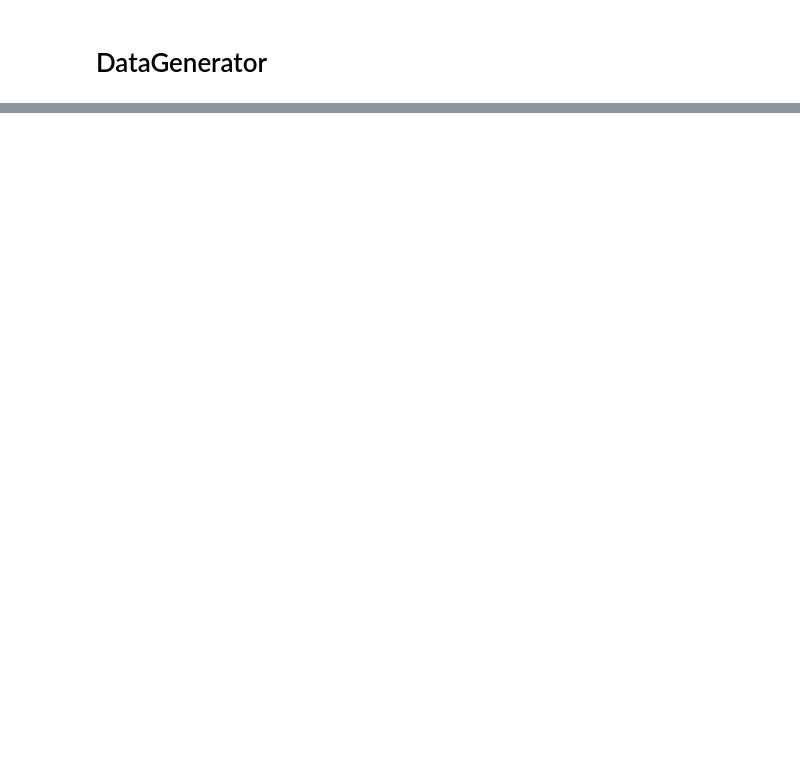
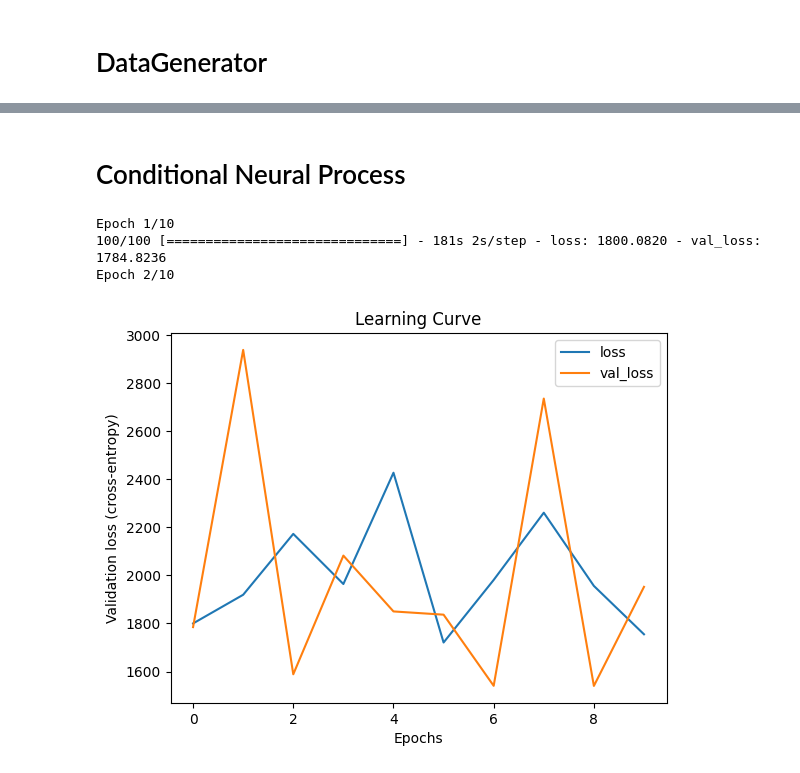
Before and after one commit to tonywu71/neural-processes, a Jupyter notebook: train_cnp_from_dataset.ipynb, the cells around one changed output, grey strips where cells are left out. Cells and saved outputs as stored; diff of their text form; code cells hidden in the pictures; blank space fills up the shorter version.

```diff
--- a/train_cnp_from_dataset.ipynb
+++ b/train_cnp_from_dataset.ipynb
@@ -23,7 +29,7 @@ from utils.gaussian_processes.gp_model import GPModel
 # Load the data from the Scripps CO2 program website.
 co2_df = pd.read_csv(
     # Source: https://scrippsco2.ucsd.edu/assets/data/atmospheric/stations/in_situ_co2/monthly/monthly_in_situ_co2_mlo.csv
-    './monthly_in_situ_co2_mlo.csv',
+    './data/monthly_in_situ_co2_mlo.csv',
     header=3, # Data starts here
     skiprows=[4, 5], # Headers consist of multiple rows
     usecols=[3, 4], # Only keep the 'Date' and 'CO2' columns
@@ -77,5 +94,13 @@ Instructions for updating:
 # %% [markdown]
 # DataGenerator
+# %%
+df_predict = df_observed[df_observed["Date"].between(2000, 2010)]
 # %%
 data_generator = RegressionDataGenerator(gp_model=gp_model,
-                                         df_predict=df_predict)
+                                         df_predict=df_predict,
+                                         iterations=100,
+                                         batch_size=16,
+                                         min_num_context=10,
+                                         max_num_context=20,
+                                         min_num_target=10,
+                                         max_num_target=20)
@@ -129,0 +114,2 @@ fig = plot_preds_from_ds_test(model, ds_test=data_generator.test_ds, num_samples
+# %% [markdown]
+# Conditional Neural Process
@@ -129,0 +135,10 @@ fig = plot_preds_from_ds_test(model, ds_test=data_generator.test_ds, num_samples
+# %%
+history = model.fit(data_generator.train_ds, validation_data=data_generator.test_ds, epochs=10)
+# %% [output]
+Epoch 1/10
+100/100 [==============================] - 181s 2s/step - loss: 1800.0820 - val_loss: 1784.8236
+Epoch 2/10
+# %%
+plot_learning_curve(history)
+# %% [output]
+[figure, added]
```
Also changed, not shown: parts of 14 cells of this notebook, 4 other files.
